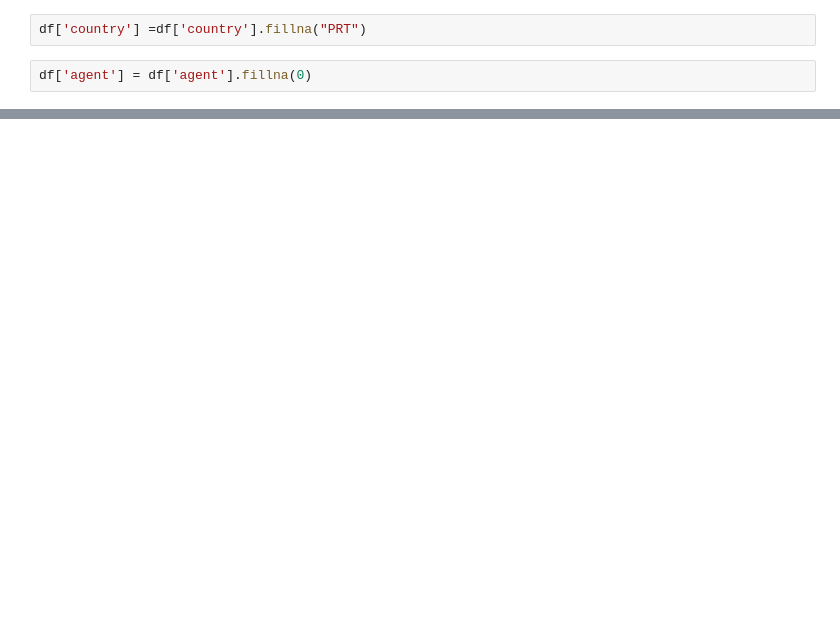
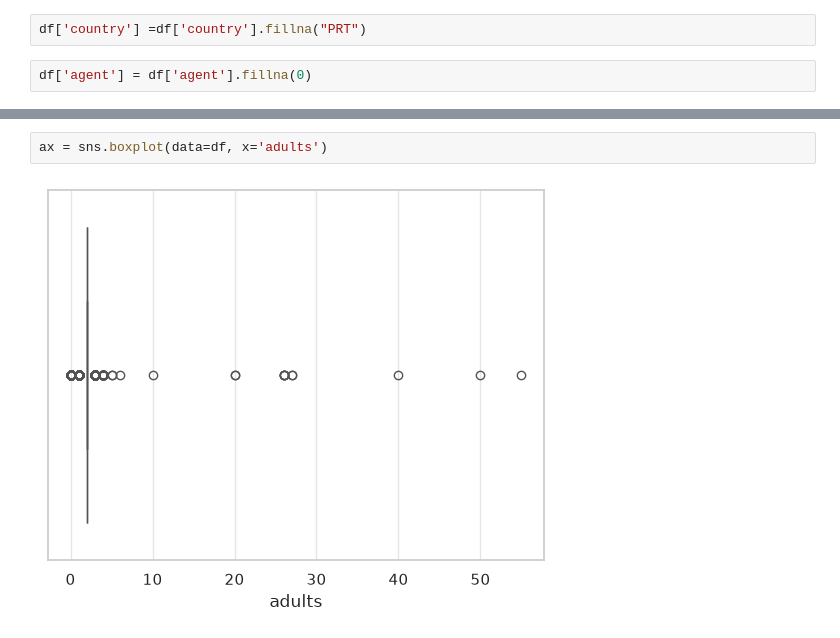
Before and after one commit to ortm01/hotel_book_ds, a Jupyter notebook: notebooks/01_eda.ipynb, the cells around one changed output, grey strips where cells are left out. Drawn from its saved outputs; the diff is of its cells as text; blank space fills up the shorter version.

```diff
--- a/notebooks/01_eda.ipynb
+++ b/notebooks/01_eda.ipynb
@@ -202,0 +126,4 @@ dtype: int64
+# %%
+ax = sns.boxplot(data=df, x='adults')
+# %% [output]
+[figure, added]
```
Also changed, not shown: parts of 11 cells of this notebook.
